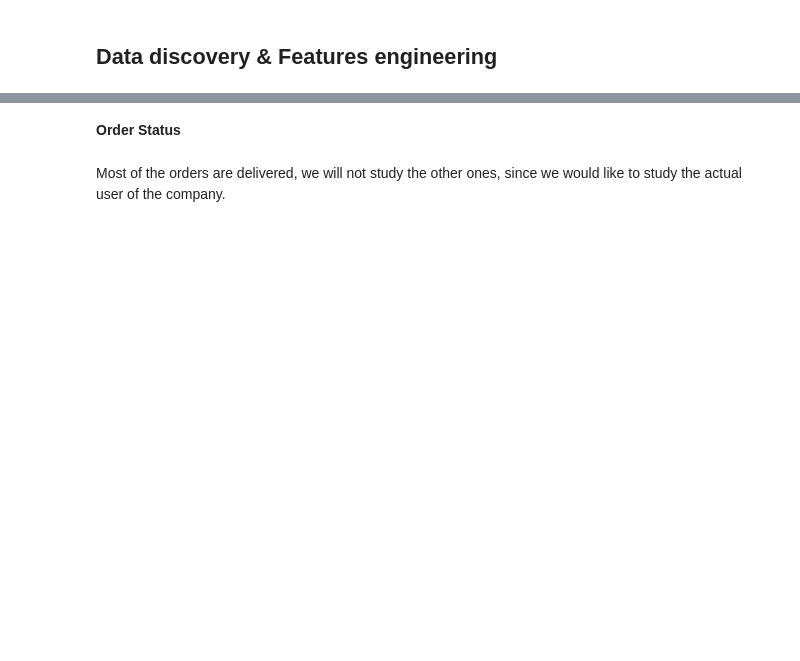
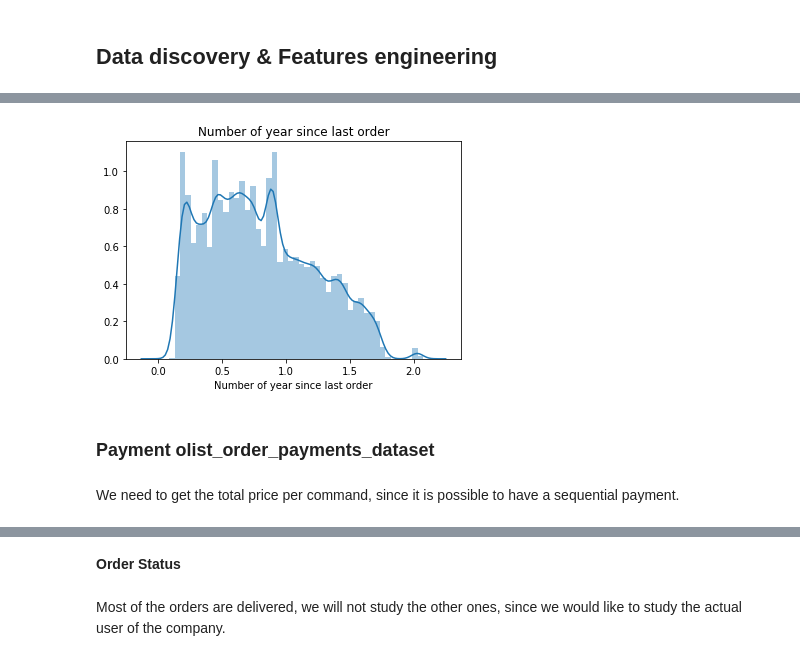
Before and after one commit to JulesLB/OpenClassroomsProject, a Jupyter notebook: Project5/Project5_Exploratory.ipynb, the cells around one changed output, grey strips where cells are left out. Cells and saved outputs as stored; diff of their text form; code cells hidden in the pictures; blank space fills up the shorter version.

```diff
--- a/Project5/Project5_Exploratory.ipynb
+++ b/Project5/Project5_Exploratory.ipynb
@@ -131,0 +105,13 @@ When have information regarding the customer product, delivery, review and payem
+# %%
+#Number of days since last order
+df_order['order_purchase_timestamp'] = pd.to_datetime(df_order['order_purchase_timestamp'],format="%Y-%m-%d").apply(lambda x: x.date())
+last_date = df_order['order_purchase_timestamp'].max()
+df_order['nb_days_last_order'] = df_order['order_purchase_timestamp'].apply(lambda x: (last_date - x).days)
+# %%
+#Number of days since last order per order
+g = sns.distplot(df_order['nb_days_last_order']/365)
+g.set_title('Number of year since last order')
+g.set_xlabel('Number of year since last order')
+plt.show()
+# %% [output]
+[figure, added]
@@ -131,0 +122,4 @@ When have information regarding the customer product, delivery, review and payem
+# %% [markdown]
+### Payment olist_order_payments_dataset
+# %% [markdown]
+We need to get the total price per command, since it is possible to have a sequential payment.
```
Also changed, not shown: parts of 178 cells of this notebook, 1 other file.
